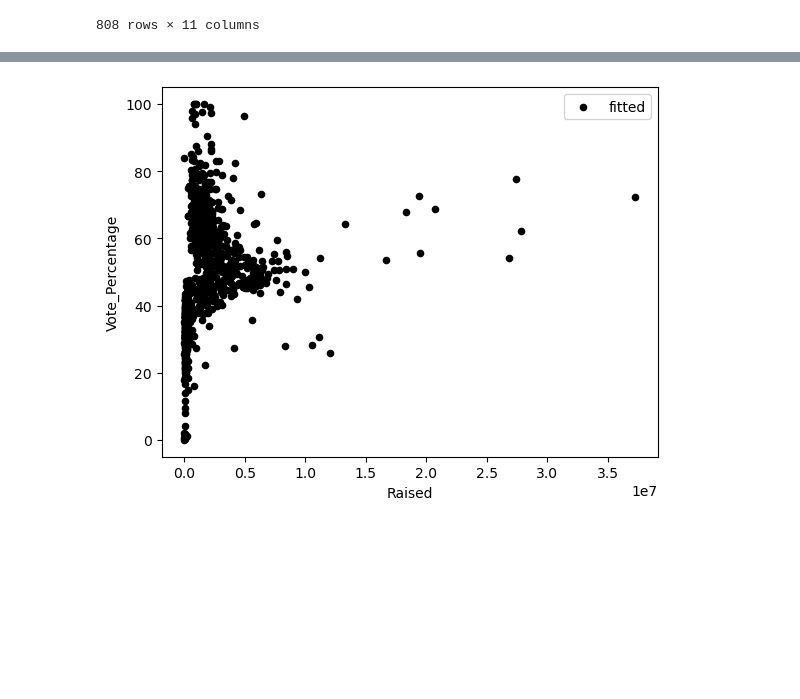
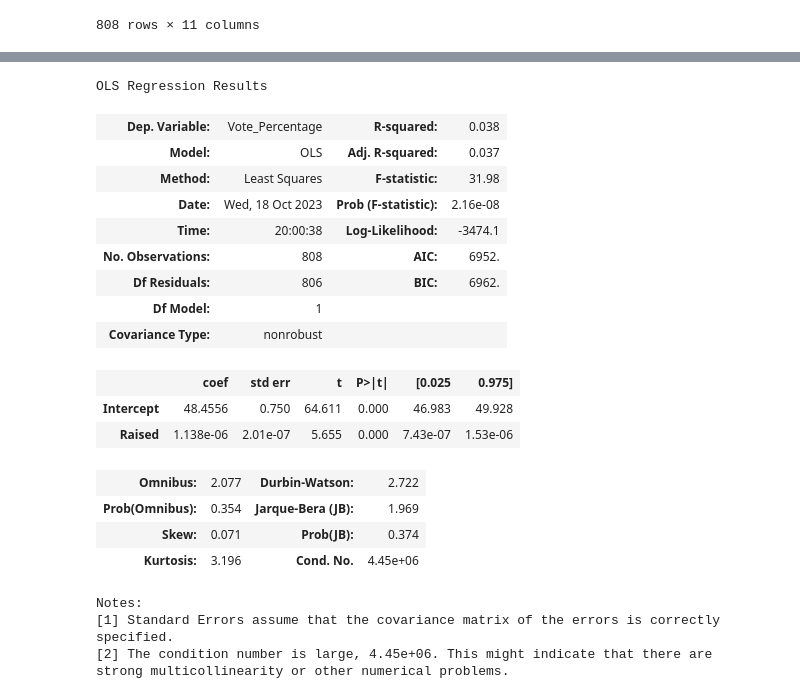
Before and after one commit to nss-data-science-cohort-7/webscraping-open-secrets-boooooleans, a Jupyter notebook: notebooks/mt_ex_analysis.ipynb, the cells around one changed output, grey strips where cells are left out. Drawn from its saved outputs; the diff is of its cells as text; code cells hidden in the pictures; blank space fills up the shorter version.

```diff
--- a/notebooks/mt_ex_analysis.ipynb
+++ b/notebooks/mt_ex_analysis.ipynb
@@ -400,4 +376,26 @@ Notes:
-# %%
-df_ex.plot(x = 'Raised', y = 'Vote_Percentage', kind = 'scatter', color = 'black', label = 'fitted');
-# %% [output]
-[figure, removed]
+# %%
+lm = smf.ols('Vote_Percentage ~ Raised', data = df_ex).fit()
+lm.summary()
+#df_ex.dtypes
+# %% [output]
+OLS Regression Results
+| Dep. Variable: | Vote_Percentage | R-squared: | 0.038 |
+| Model: | OLS | Adj. R-squared: | 0.037 |
+| Method: | Least Squares | F-statistic: | 31.98 |
+| Date: | Wed, 18 Oct 2023 | Prob (F-statistic): | 2.16e-08 |
+| Time: | 20:00:38 | Log-Likelihood: | -3474.1 |
+| No. Observations: | 808 | AIC: | 6952. |
+| Df Residuals: | 806 | BIC: | 6962. |
+| Df Model: | 1 |  |  |
+| Covariance Type: | nonrobust |  |  |
+|  | coef | std err | t | P>|t| | [0.025 | 0.975] |
+| Intercept | 48.4556 | 0.750 | 64.611 | 0.000 | 46.983 | 49.928 |
+| Raised | 1.138e-06 | 2.01e-07 | 5.655 | 0.000 | 7.43e-07 | 1.53e-06 |
+| Omnibus: | 2.077 | Durbin-Watson: | 2.722 |
+| Prob(Omnibus): | 0.354 | Jarque-Bera (JB): | 1.969 |
+| Skew: | 0.071 | Prob(JB): | 0.374 |
+| Kurtosis: | 3.196 | Cond. No. | 4.45e+06 |
+Notes:
+[1] Standard Errors assume that the covariance matrix of the errors is correctly specified.
+[2] The condition number is large, 4.45e+06. This might indicate that there are
+strong multicollinearity or other numerical problems.
```
Also changed, not shown: parts of 10 cells of this notebook.
